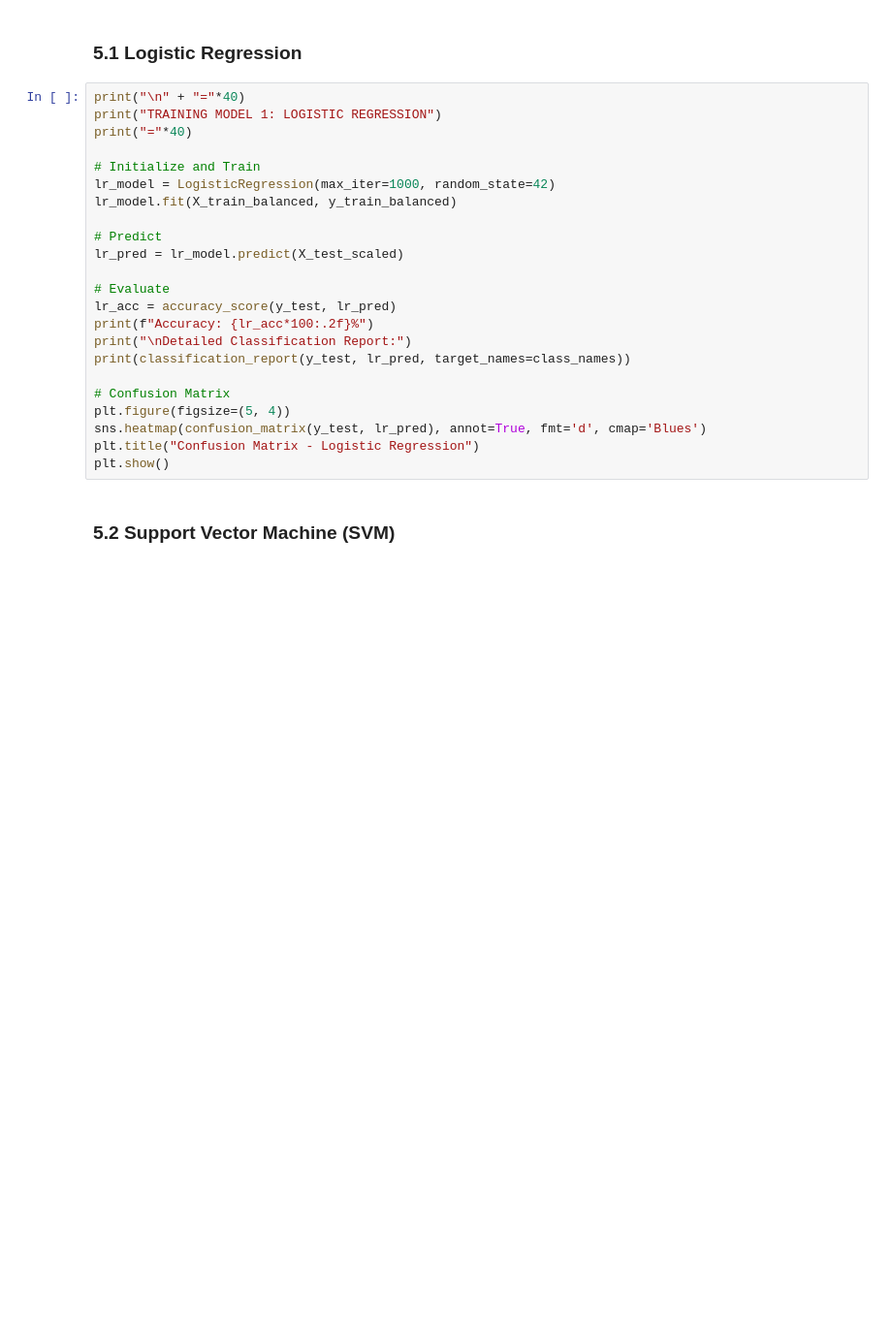
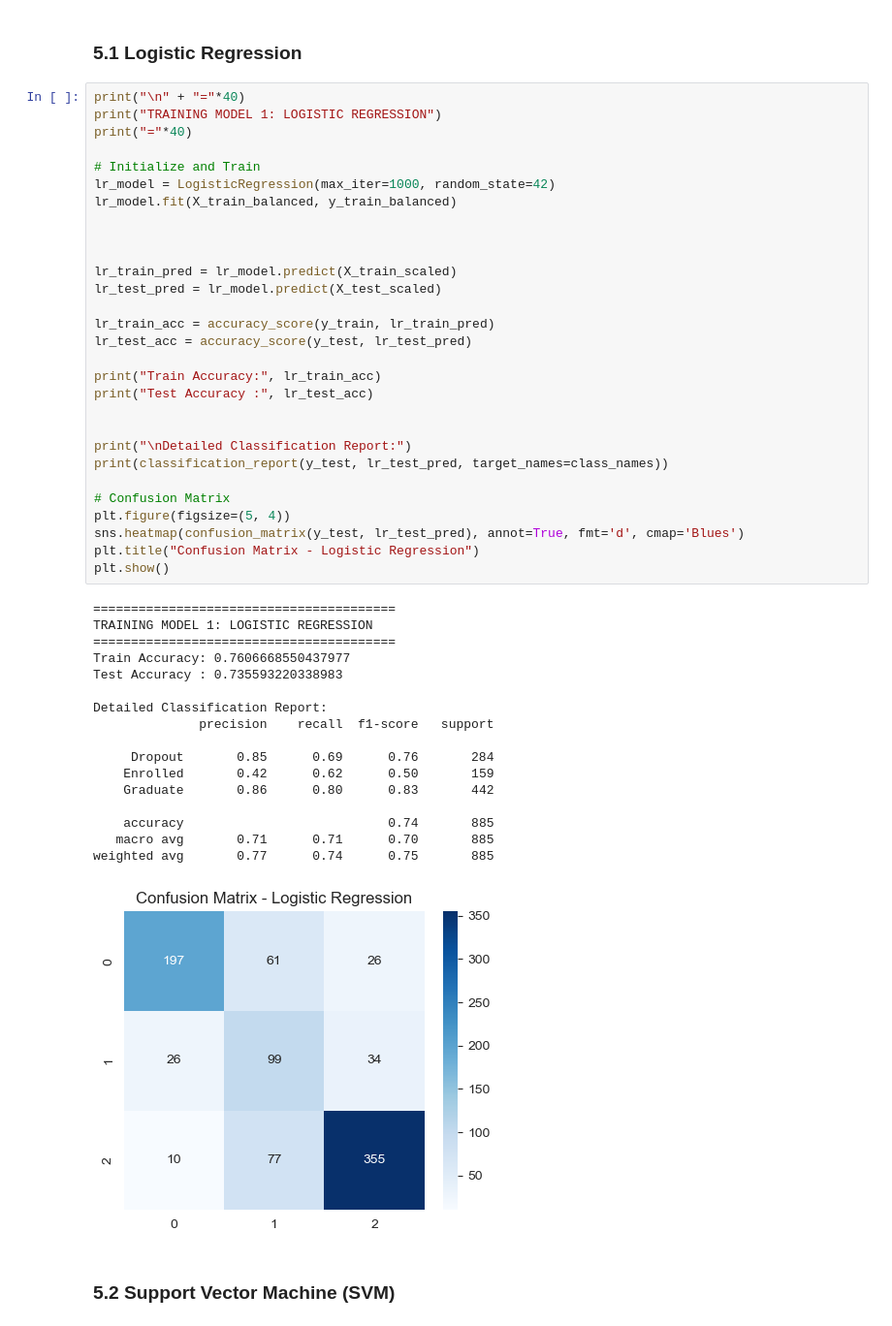
Before and after one commit to AnurupKharel/Artificial-Intelligence, a Jupyter notebook: 23048644 Anurup Kharel.ipynb, the cells around one changed output. Shown at 97% size. Drawn from its saved outputs; the diff is of its cells as text; blank space fills up the shorter version.

```diff
--- a/23048644 Anurup Kharel.ipynb
+++ b/23048644 Anurup Kharel.ipynb
@@ -113,26 +185,50 @@ We will now train three different models: Logistic Regression, Support Vector Ma
 # %%
 print("\n" + "="*40)
 print("TRAINING MODEL 1: LOGISTIC REGRESSION")
 print("="*40)
 
 # Initialize and Train
 lr_model = LogisticRegression(max_iter=1000, random_state=42)
 lr_model.fit(X_train_balanced, y_train_balanced)
 
-# Predict
-lr_pred = lr_model.predict(X_test_scaled)
 
-# Evaluate
-lr_acc = accuracy_score(y_test, lr_pred)
-print(f"Accuracy: {lr_acc*100:.2f}%")
+
+lr_train_pred = lr_model.predict(X_train_scaled)
+lr_test_pred = lr_model.predict(X_test_scaled)
+
+lr_train_acc = accuracy_score(y_train, lr_train_pred)
+lr_test_acc = accuracy_score(y_test, lr_test_pred)
+
+print("Train Accuracy:", lr_train_acc)
+print("Test Accuracy :", lr_test_acc)
+
+
 print("\nDetailed Classification Report:")
-print(classification_report(y_test, lr_pred, target_names=class_names))
+print(classification_report(y_test, lr_test_pred, target_names=class_names))
 
 # Confusion Matrix
 plt.figure(figsize=(5, 4))
-sns.heatmap(confusion_matrix(y_test, lr_pred), annot=True, fmt='d', cmap='Blues')
+sns.heatmap(confusion_matrix(y_test, lr_test_pred), annot=True, fmt='d', cmap='Blues')
 plt.title("Confusion Matrix - Logistic Regression")
 plt.show()
+# %% [output]
+========================================
+TRAINING MODEL 1: LOGISTIC REGRESSION
+========================================
+Train Accuracy: 0.7606668550437977
+Test Accuracy : 0.735593220338983
+
+Detailed Classification Report:
+              precision    recall  f1-score   support
+
+     Dropout       0.85      0.69      0.76       284
+    Enrolled       0.42      0.62      0.50       159
+    Graduate       0.86      0.80      0.83       442
+
+    accuracy                           0.74       885
+   macro avg       0.71      0.71      0.70       885
+weighted avg       0.77      0.74      0.75       885
+[figure, added]
 # %% [markdown]
 ### 5.2 Support Vector Machine (SVM)
 # %%
```
Also changed, not shown: parts of 47 cells of this notebook.
